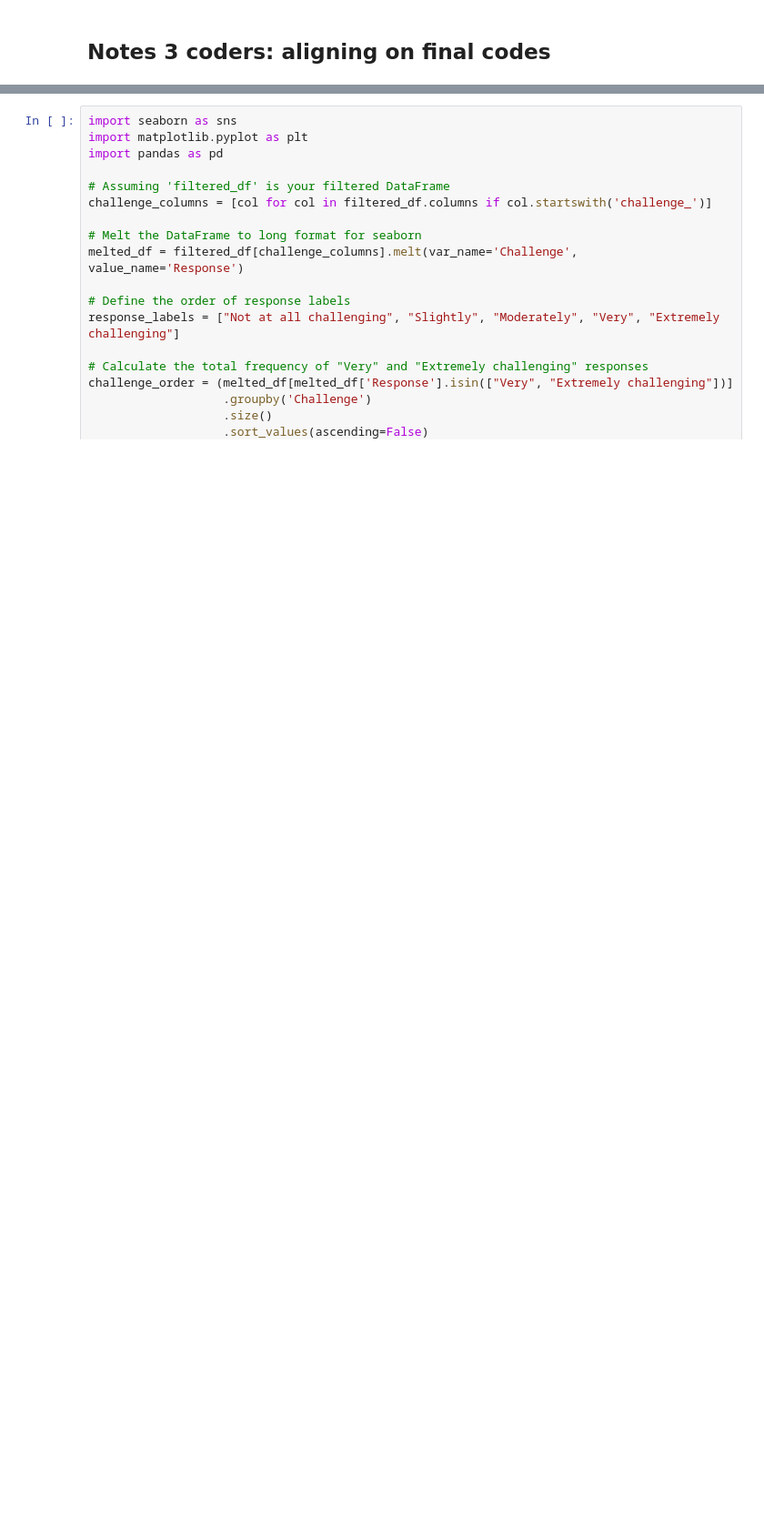
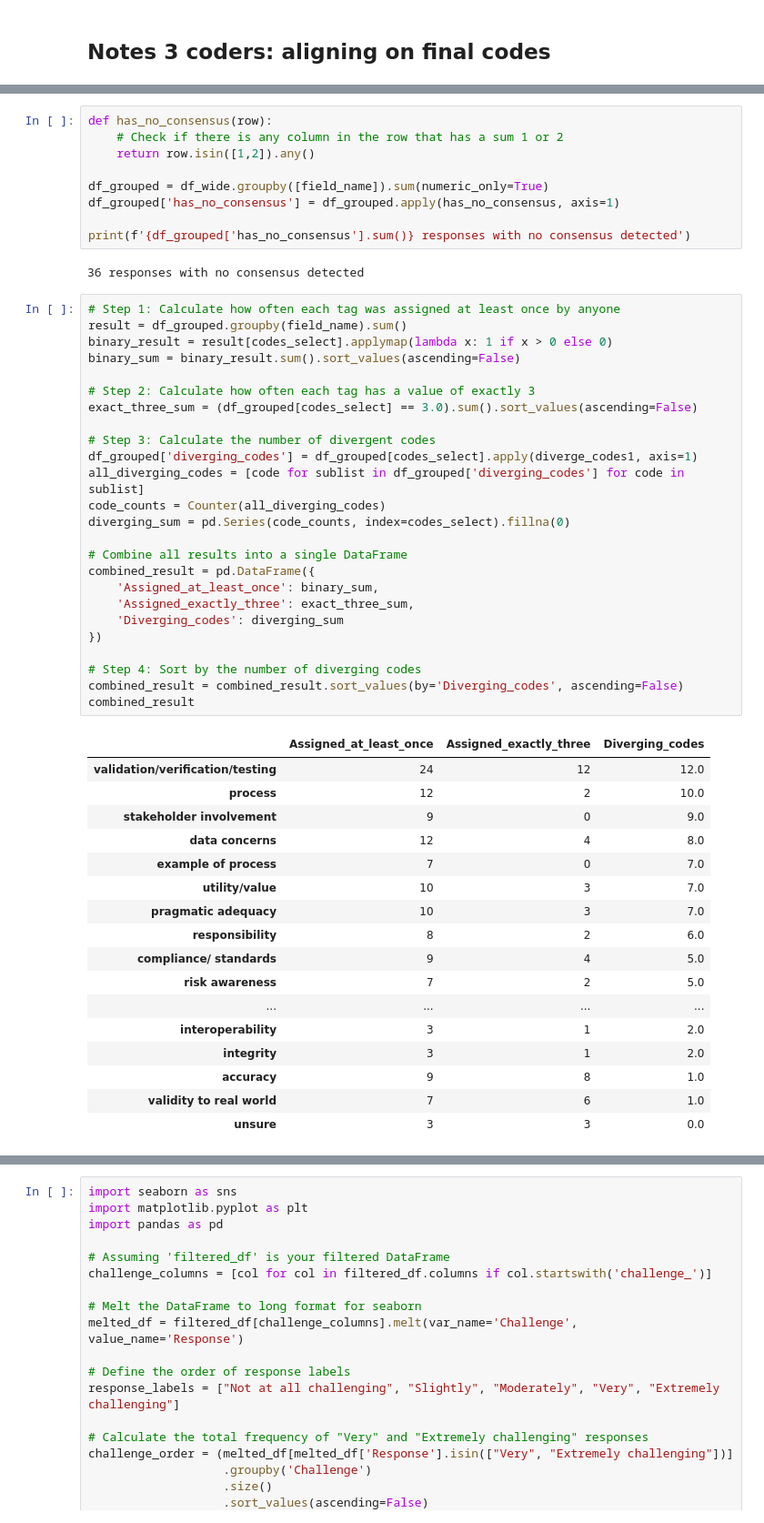
Before and after one commit to alan-turing-institute/teadt-community-survey, a Jupyter notebook: data_analysis/tea_gemini_content_analysis.ipynb, the cells around one changed output, grey strips where cells are left out. Shown at 91% size. Cells and saved outputs as stored; diff of their text form; blank space fills up the shorter version.

```diff
--- a/data_analysis/tea_gemini_content_analysis.ipynb
+++ b/data_analysis/tea_gemini_content_analysis.ipynb
@@ -479,0 +537,54 @@ df_wide[df_wide['diverging_codes'].apply(lambda codes: code_of_interest in codes
+# %%
+def has_no_consensus(row):
+    # Check if there is any column in the row that has a sum 1 or 2
+    return row.isin([1,2]).any()
+
+df_grouped = df_wide.groupby([field_name]).sum(numeric_only=True)
+df_grouped['has_no_consensus'] = df_grouped.apply(has_no_consensus, axis=1)
+
+print(f'{df_grouped['has_no_consensus'].sum()} responses with no consensus detected')
+# %% [output]
+36 responses with no consensus detected
+# %%
+# Step 1: Calculate how often each tag was assigned at least once by anyone
+result = df_grouped.groupby(field_name).sum()
+binary_result = result[codes_select].applymap(lambda x: 1 if x > 0 else 0)
+binary_sum = binary_result.sum().sort_values(ascending=False)
+
+# Step 2: Calculate how often each tag has a value of exactly 3
+exact_three_sum = (df_grouped[codes_select] == 3.0).sum().sort_values(ascending=False)
+
+# Step 3: Calculate the number of divergent codes
+df_grouped['diverging_codes'] = df_grouped[codes_select].apply(diverge_codes1, axis=1)
+all_diverging_codes = [code for sublist in df_grouped['diverging_codes'] for code in sublist]
+code_counts = Counter(all_diverging_codes)
+diverging_sum = pd.Series(code_counts, index=codes_select).fillna(0)
+
+# Combine all results into a single DataFrame
+combined_result = pd.DataFrame({
+    'Assigned_at_least_once': binary_sum,
+    'Assigned_exactly_three': exact_three_sum,
+    'Diverging_codes': diverging_sum
+})
+
+# Step 4: Sort by the number of diverging codes
+combined_result = combined_result.sort_values(by='Diverging_codes', ascending=False)
+combined_result
+# %% [output]
+|  | Assigned_at_least_once | Assigned_exactly_three | Diverging_codes |
+| validation/verification/testing | 24 | 12 | 12.0 |
+| process | 12 | 2 | 10.0 |
+| stakeholder involvement | 9 | 0 | 9.0 |
+| data concerns | 12 | 4 | 8.0 |
+| example of process | 7 | 0 | 7.0 |
+| utility/value | 10 | 3 | 7.0 |
+| pragmatic adequacy | 10 | 3 | 7.0 |
+| responsibility | 8 | 2 | 6.0 |
+| compliance/ standards | 9 | 4 | 5.0 |
+| risk awareness | 7 | 2 | 5.0 |
+| ... | ... | ... | ... |
+| interoperability | 3 | 1 | 2.0 |
+| integrity | 3 | 1 | 2.0 |
+| accuracy | 9 | 8 | 1.0 |
+| validity to real world | 7 | 6 | 1.0 |
+| unsure | 3 | 3 | 0.0 |
```
Also changed, not shown: parts of 30 cells of this notebook.
